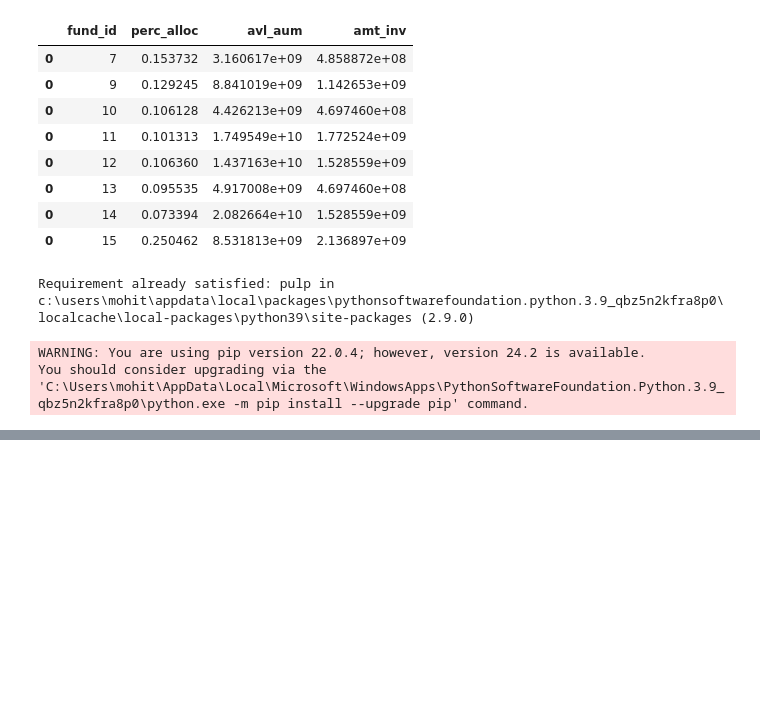
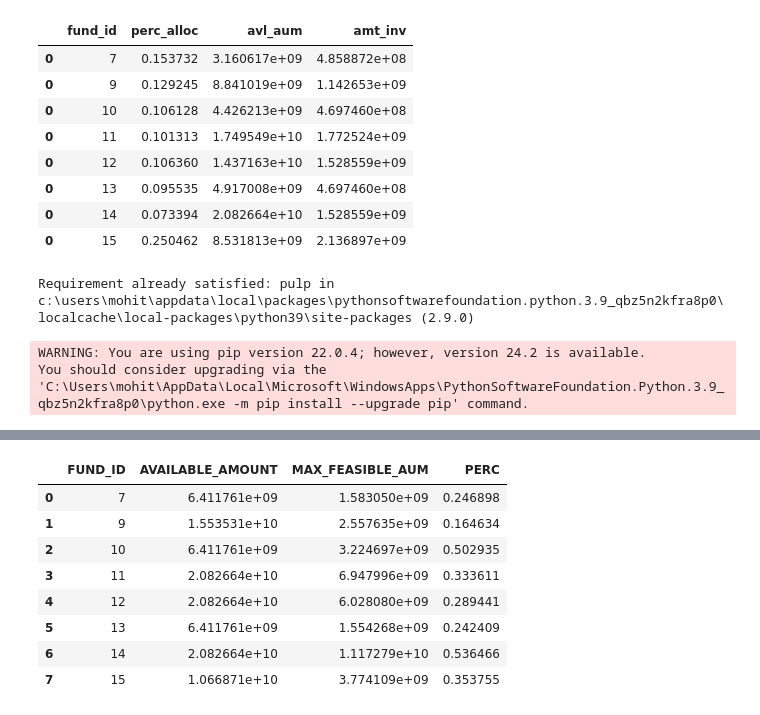
Before and after one commit to hardik-05/Fid-Case-Study, a Jupyter notebook: Funds_Mapping/fund_alloc.ipynb, the cells around one changed output, grey strips where cells are left out. Drawn from its saved outputs; the diff is of its cells as text; code cells hidden in the pictures; blank space fills up the shorter version.

```diff
--- a/Funds_Mapping/fund_alloc.ipynb
+++ b/Funds_Mapping/fund_alloc.ipynb
@@ -191,0 +207,14 @@ Investable Amount in Asset Class 7 = 782095440.0000001
+# %%
+merged_final_df = pd.merge(asset_pool.groupby('FUND_ID')['AVAILABLE_AMOUNT'].sum().reset_index(), final_df , on = 'FUND_ID', how='inner')
+merged_final_df['PERC'] = merged_final_df['MAX_FEASIBLE_AUM']/merged_final_df['AVAILABLE_AMOUNT']
+merged_final_df
+# %% [output]
+|  | FUND_ID | AVAILABLE_AMOUNT | MAX_FEASIBLE_AUM | PERC |
+| 0 | 7 | 6.411761e+09 | 1.583050e+09 | 0.246898 |
+| 1 | 9 | 1.553531e+10 | 2.557635e+09 | 0.164634 |
+| 2 | 10 | 6.411761e+09 | 3.224697e+09 | 0.502935 |
+| 3 | 11 | 2.082664e+10 | 6.947996e+09 | 0.333611 |
+| 4 | 12 | 2.082664e+10 | 6.028080e+09 | 0.289441 |
+| 5 | 13 | 6.411761e+09 | 1.554268e+09 | 0.242409 |
+| 6 | 14 | 2.082664e+10 | 1.117279e+10 | 0.536466 |
+| 7 | 15 | 1.066871e+10 | 3.774109e+09 | 0.353755 |
```
Also changed, not shown: parts of 7 cells of this notebook, 1 other file.
